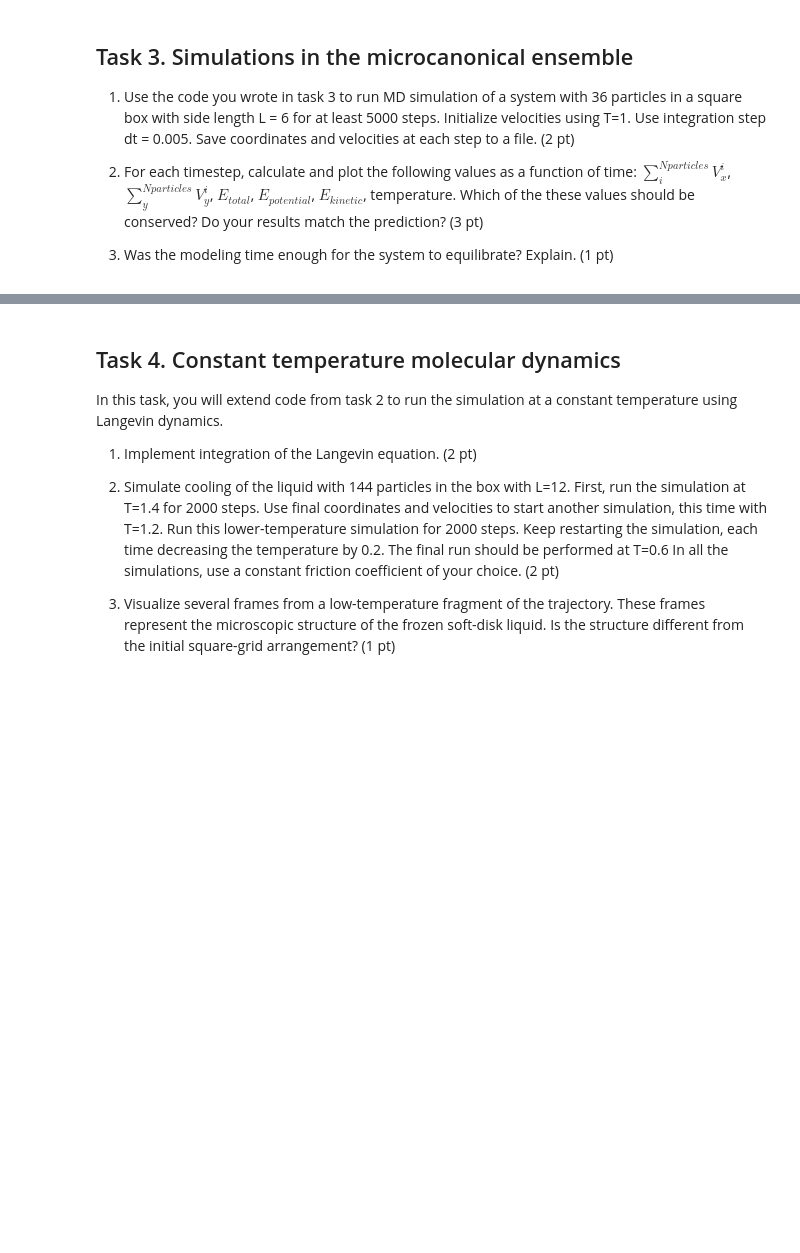
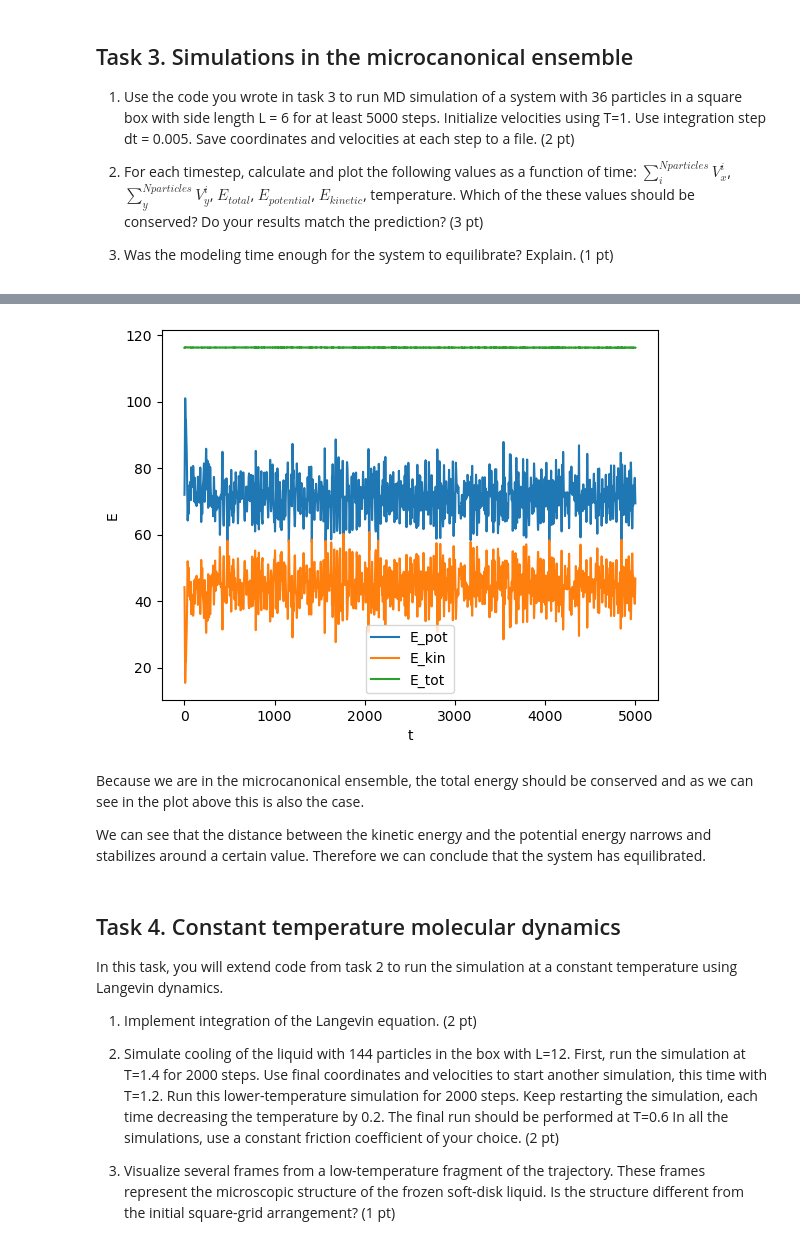
Before and after one commit to NikoMilosh/CMP_Project-WS2022, a Jupyter notebook: Homework 4. Molecular dynamics simulation of 2D soft-disk fluid.ipynb, the cells around one changed output, grey strips where cells are left out. Drawn from its saved outputs; the diff is of its cells as text; code cells hidden in the pictures; blank space fills up the shorter version.

```diff
--- a/Homework 4. Molecular dynamics simulation of 2D soft-disk fluid.ipynb
+++ b/Homework 4. Molecular dynamics simulation of 2D soft-disk fluid.ipynb
@@ -271,6 +133,0 @@ def md(N,x0,v0,dt,L,nsteps):
-# %%
-x0 = init_lattice(36, 6)
-v0 = init_velocity(1,36)
-#x_old,v_old = valet_velocity(36,6,x0,v0,LJ_trunc_old,apply_pbc,dt=0.005,nsteps=5000)
-#x,v = valet_velocity_new(36,6,x0,v0,LJ_trunc,apply_pbc,dt=0.005,nsteps=5000)
-x, v = md(36,x0,v0,dt=0.005,L=6,nsteps=5000)
@@ -303,3 +220,18 @@ plt.show()
+# %%
+plt.plot(E_pot,label='E_pot')
+plt.plot(E_kin,label='E_kin')
+plt.plot(E_pot+E_kin,label='E_tot')
+plt.xlabel('t')
+plt.ylabel('E')
+plt.legend()
+#plt.savefig('energies')
+plt.show()
+# %% [output]
+[figure, added]
+# %% [markdown]
+Because we are in the microcanonical ensemble, the total energy should be conserved and as we can see in the plot above this is also the case.
+
+We can see that the distance between the kinetic energy and the potential energy narrows and stabilizes around a certain value. Therefore we can conclude that the system has equilibrated.
 # %% [markdown]
 ## Task 4. Constant temperature molecular  dynamics
 
```
Also changed, not shown: parts of 51 cells of this notebook.
